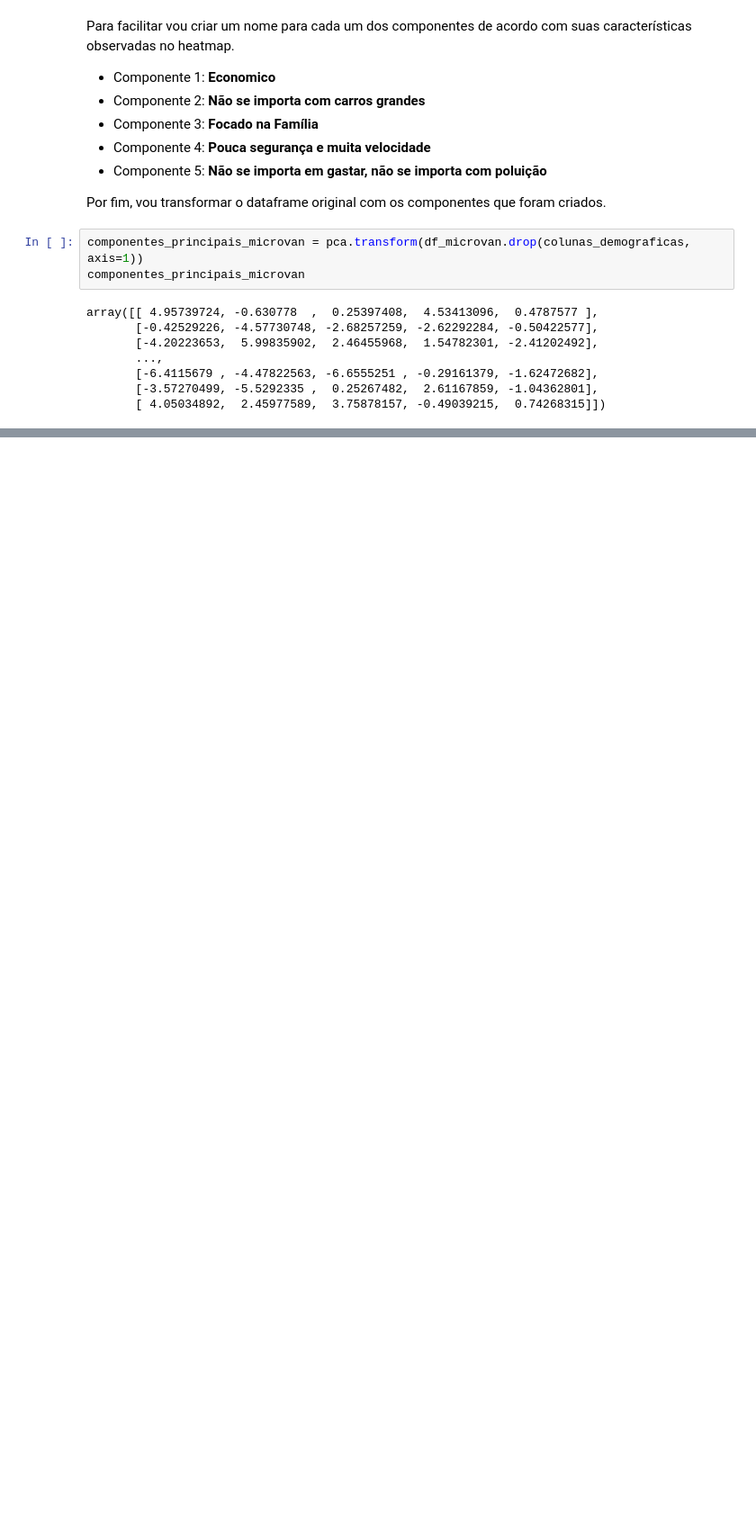
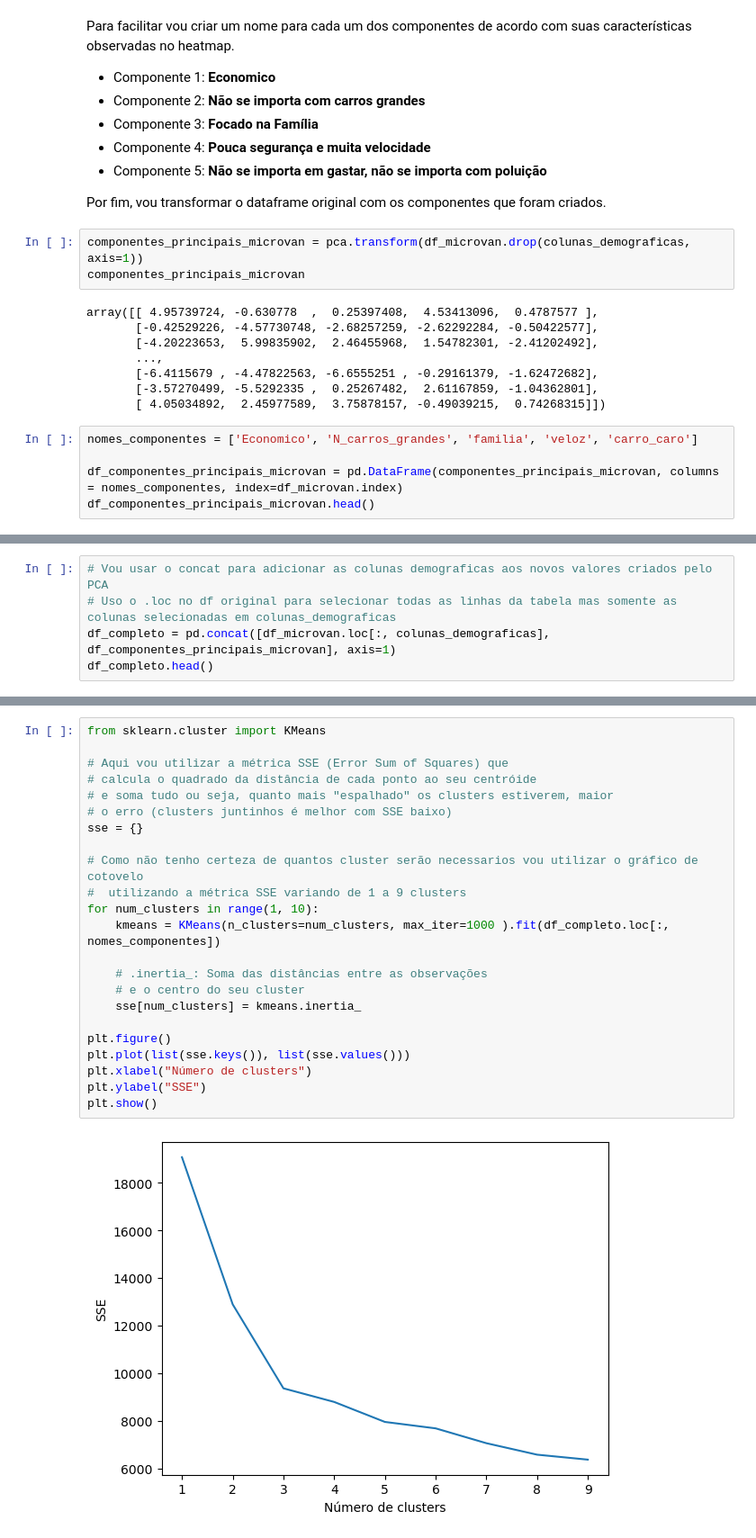
Before and after one commit to Igorsmh/PCA_Kmeans_Minivans, a Jupyter notebook: pca_vans.ipynb, the cells around one changed output, grey strips where cells are left out. Shown: that part at 90% size. Drawn from its saved outputs; the diff is of its cells as text; blank space fills up the shorter version.

Commit message:
kmeans

```diff
--- a/pca_vans.ipynb
+++ b/pca_vans.ipynb
@@ -212,3 +221,8 @@ array([[ 4.95739724, -0.630778  ,  0.25397408,  4.53413096,  0.4787577 ],
        [-6.4115679 , -4.47822563, -6.6555251 , -0.29161379, -1.62472682],
        [-3.57270499, -5.5292335 ,  0.25267482,  2.61167859, -1.04362801],
        [ 4.05034892,  2.45977589,  3.75878157, -0.49039215,  0.74268315]])
+# %%
+nomes_componentes = ['Economico', 'N_carros_grandes', 'familia', 'veloz', 'carro_caro']
+
+df_componentes_principais_microvan = pd.DataFrame(componentes_principais_microvan, columns = nomes_componentes, index=df_microvan.index)
+df_componentes_principais_microvan.head()
@@ -216,0 +241,5 @@ array([[ 4.95739724, -0.630778  ,  0.25397408,  4.53413096,  0.4787577 ],
+# %%
+# Vou usar o concat para adicionar as colunas demograficas aos novos valores criados pelo PCA
+# Uso o .loc no df original para selecionar todas as linhas da tabela mas somente as colunas selecionadas em colunas_demograficas
+df_completo = pd.concat([df_microvan.loc[:, colunas_demograficas], df_componentes_principais_microvan], axis=1)
+df_completo.head()
@@ -216,0 +256,25 @@ array([[ 4.95739724, -0.630778  ,  0.25397408,  4.53413096,  0.4787577 ],
+# %%
+from sklearn.cluster import KMeans
+
+# Aqui vou utilizar a métrica SSE (Error Sum of Squares) que
+# calcula o quadrado da distância de cada ponto ao seu centróide
+# e soma tudo ou seja, quanto mais "espalhado" os clusters estiverem, maior
+# o erro (clusters juntinhos é melhor com SSE baixo)
+sse = {}
+
+# Como não tenho certeza de quantos cluster serão necessarios vou utilizar o gráfico de cotovelo
+#  utilizando a métrica SSE variando de 1 a 9 clusters
+for num_clusters in range(1, 10):
+    kmeans = KMeans(n_clusters=num_clusters, max_iter=1000 ).fit(df_completo.loc[:, nomes_componentes])
+
+    # .inertia_: Soma das distâncias entre as observações
+    # e o centro do seu cluster
+    sse[num_clusters] = kmeans.inertia_
+
+plt.figure()
+plt.plot(list(sse.keys()), list(sse.values()))
+plt.xlabel("Número de clusters")
+plt.ylabel("SSE")
+plt.show()
+# %% [output]
+[figure, added]
```
Also changed, not shown: parts of 32 cells of this notebook.
